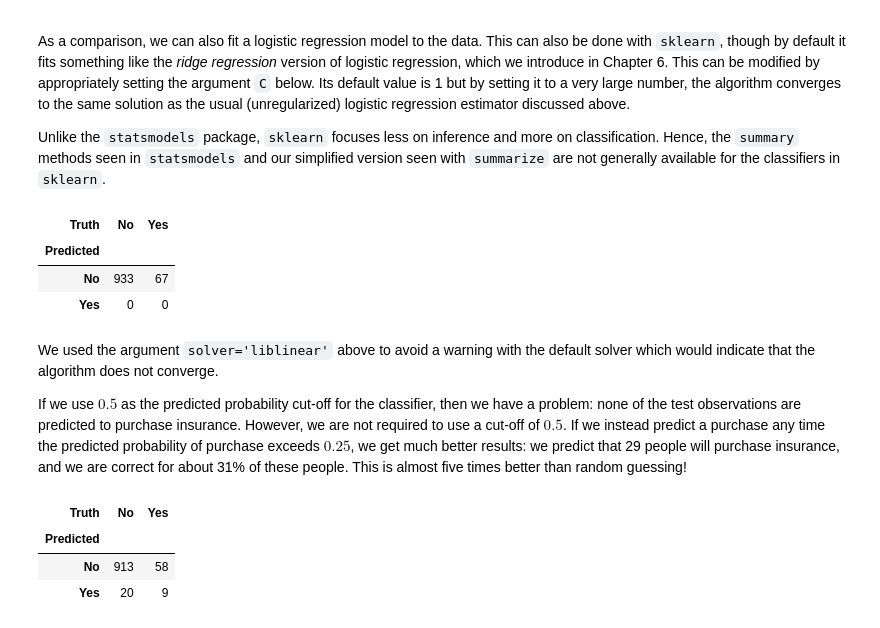
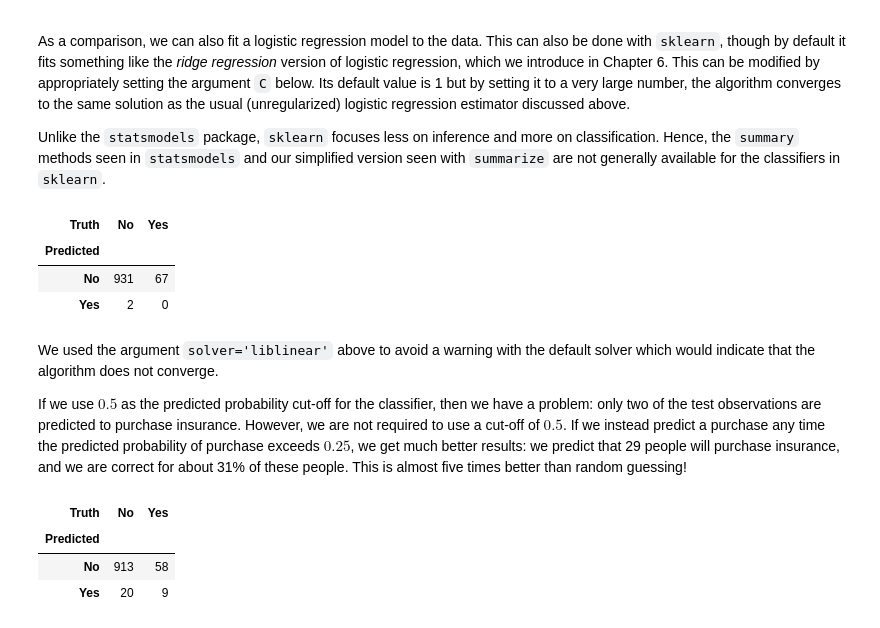
Before and after one commit to intro-stat-learning/ISLP_labs, a Jupyter notebook: Ch4-classification-lab.ipynb, the cells around one changed output. Cells and saved outputs as stored; diff of their text form; code cells hidden in the pictures.

```diff
--- a/Ch4-classification-lab.ipynb
+++ b/Ch4-classification-lab.ipynb
@@ -906,23 +907,23 @@ generally available for the classifiers in `sklearn`.
 # %%
 logit = LogisticRegression(C=1e10, solver='liblinear')
 logit.fit(X_train, y_train)
 logit_pred = logit.predict_proba(X_test)
-logit_labels = np.where(logit_pred[:,1] > 5, 'Yes', 'No')
+logit_labels = np.where(logit_pred[:,1] > .5, 'Yes', 'No')
 confusion_table(logit_labels, y_test)
 # %% [output]
 | Truth | No | Yes |
 | Predicted |  |  |
-| No | 933 | 67 |
-| Yes | 0 | 0 |
+| No | 931 | 67 |
+| Yes | 2 | 0 |
 # %% [markdown]
 We used the argument `solver='liblinear'` above to
 avoid a warning with the default solver which would indicate that
 the algorithm does not converge.
 
 If we use $0.5$ as the predicted probability cut-off for the
-classifier, then we have a problem: none of the test
-observations are predicted to purchase insurance.  However, we are not required to use a
-cut-off of $0.5$. If we instead predict a purchase any time the
+classifier, then we have a problem: only two of the test observations
+are predicted to purchase insurance.  However, we are not required to
+use a cut-off of $0.5$. If we instead predict a purchase any time the
 predicted probability of purchase exceeds $0.25$, we get much better
 results: we predict that 29 people will purchase insurance, and we are
 correct for about 31% of these people. This is almost five times
```
Also changed, not shown: parts of 2 cells of this notebook, 1 other file.
